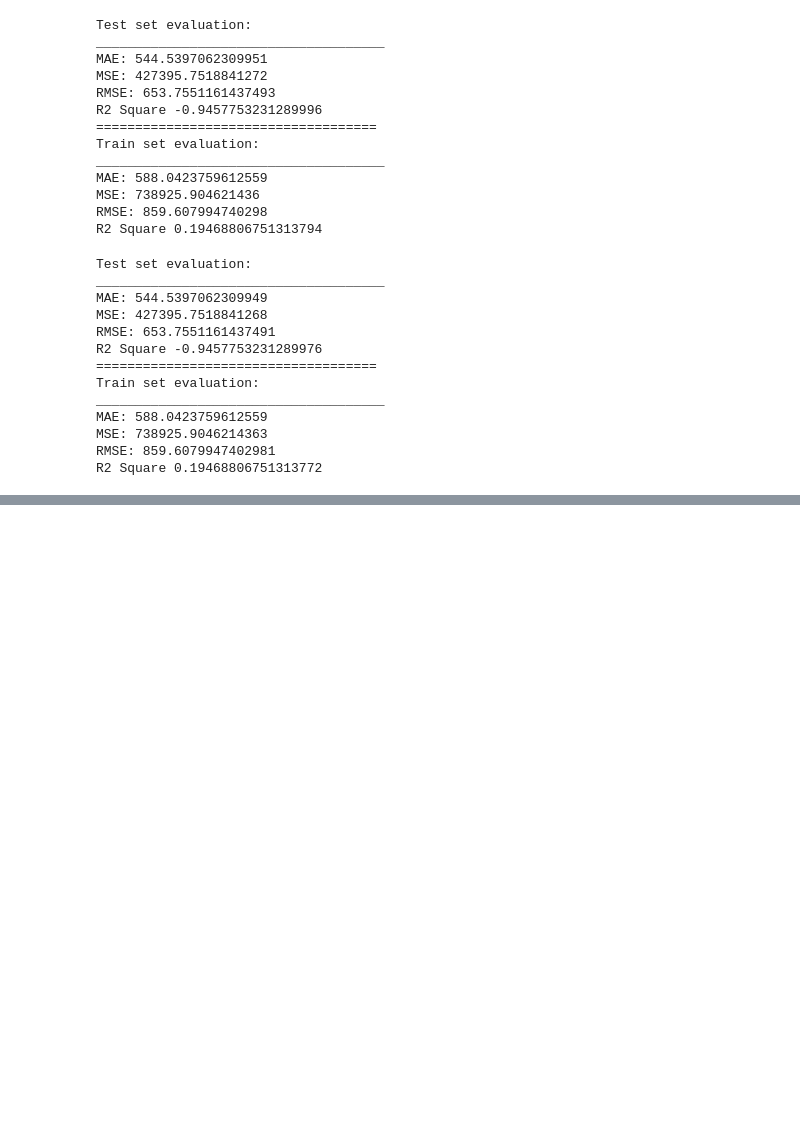
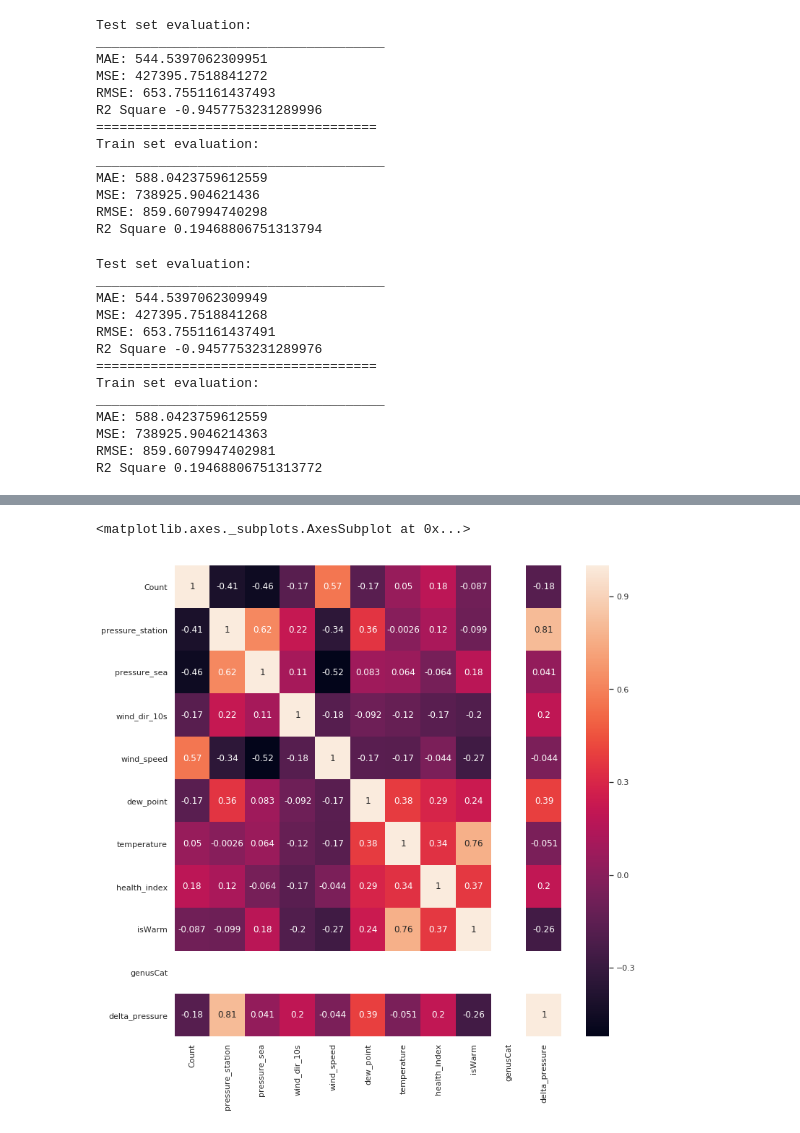
Before and after one commit to essamgouda97/ECE720-project1, a Jupyter notebook: Group28_task1.ipynb, the cells around one changed output, grey strips where cells are left out. Cells and saved outputs as stored; diff of their text form; code cells hidden in the pictures; blank space fills up the shorter version.

```diff
--- a/Group28_task1.ipynb
+++ b/Group28_task1.ipynb
@@ -2105,0 +2139,13 @@ results_df
+# %%
+merged_data_males['isWarm'] = np.where(merged_data_males['temperature'] >= 20, 1, 0)
+# %%
+merged_data_males['Genus'] = merged_data_males['Genus'].astype('category')
+merged_data_males['genusCat'] = merged_data_males['Genus'].cat.codes
+# %%
+merged_data_males["delta_pressure"] = merged_data_males.apply(lambda x: x['pressure_station'] - x['pressure_sea'], axis=1)
+# %%
+fig, ax = plt.subplots(figsize=(12,12))
+sns.heatmap(merged_data_males.corr(), annot=True, ax=ax)
+# %% [output]
+<matplotlib.axes._subplots.AxesSubplot at 0x...>
+[figure, added]
```
Also changed, not shown: parts of 36 cells of this notebook.
